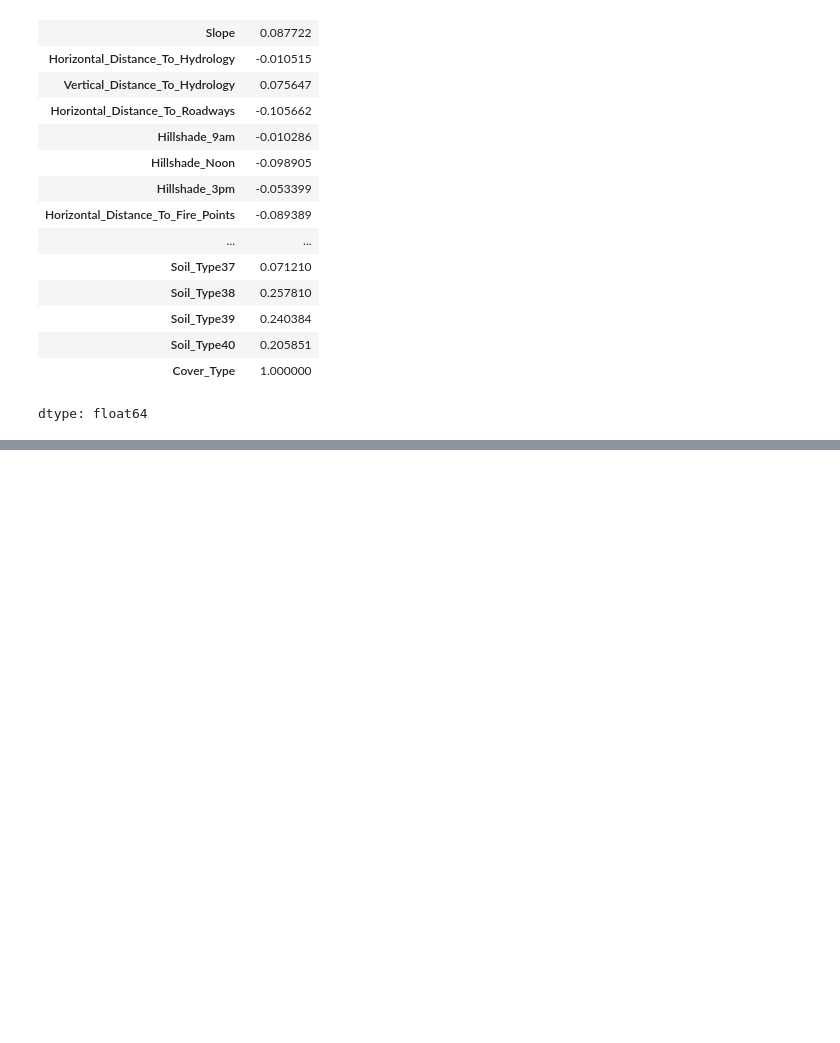
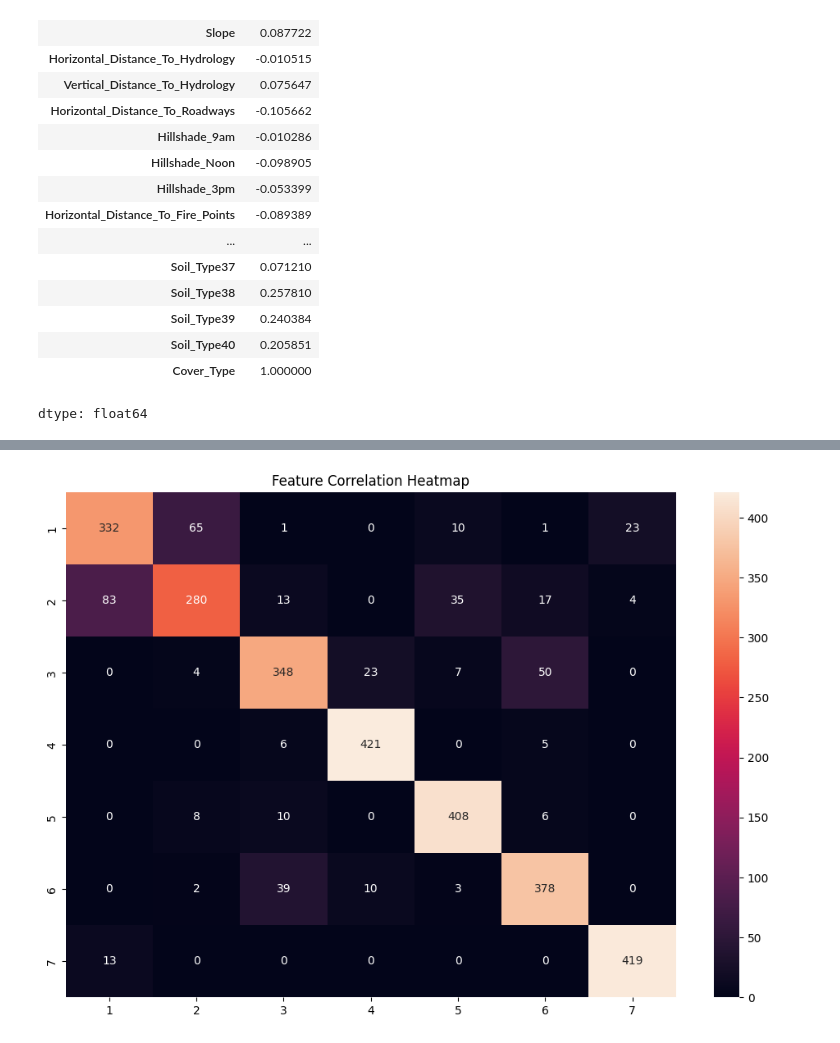
Before and after one commit to sohankamblee/Classification_Forest_cover_Prediction, a Jupyter notebook: Forest_Cover_Prediction.ipynb, the cells around one changed output, grey strips where cells are left out. Drawn from its saved outputs; the diff is of its cells as text; code cells hidden in the pictures; blank space fills up the shorter version.

```diff
--- a/Forest_Cover_Prediction.ipynb
+++ b/Forest_Cover_Prediction.ipynb
@@ -134,0 +143,13 @@ dtype: float64
+# %%
+X_train, X_test, y_train, y_test = train_test_split(
+    X, y, test_size=0.2, random_state=42, stratify=y
+)
+# %%
+rf_model = RandomForestClassifier(
+    n_estimators=100,
+    max_depth=None,
+    random_state=42,
+    n_jobs=-1
+)
+
+rf_model.fit(X_train, y_train)
@@ -134,0 +158,2 @@ dtype: float64
+# %%
+y_pred = rf_model.predict(X_test)
@@ -134,0 +187,14 @@ dtype: float64
+# %%
+conf_matrix = confusion_matrix(y_test, y_pred)
+# %%
+plt.figure(figsize=(12, 8))
+sns.heatmap(conf_matrix,
+            annot=True,
+            fmt='g',
+            xticklabels=['1','2','3','4','5','6','7'],
+            yticklabels=['1','2','3','4','5','6','7'])
+plt.title("Feature Correlation Heatmap")
+#plt.tight_layout()
+plt.show()
+# %% [output]
+[figure, added]
```
Also changed, not shown: parts of 5 cells of this notebook.
